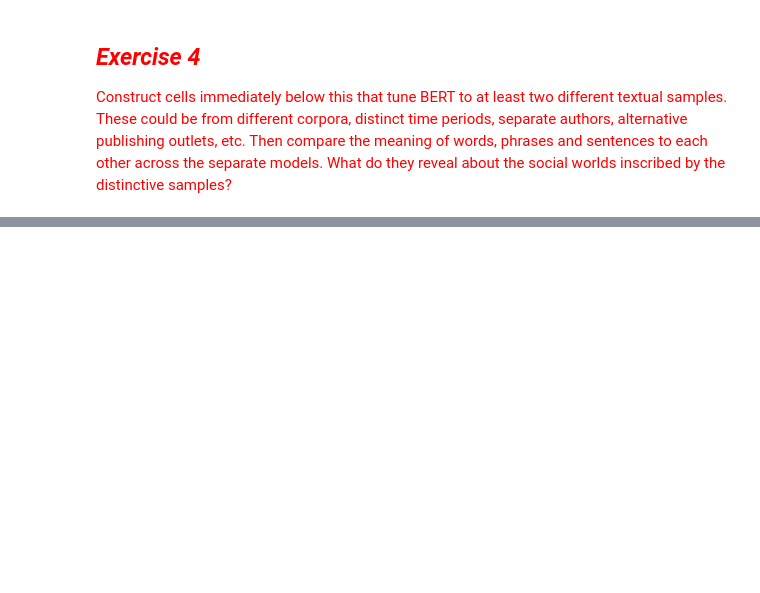
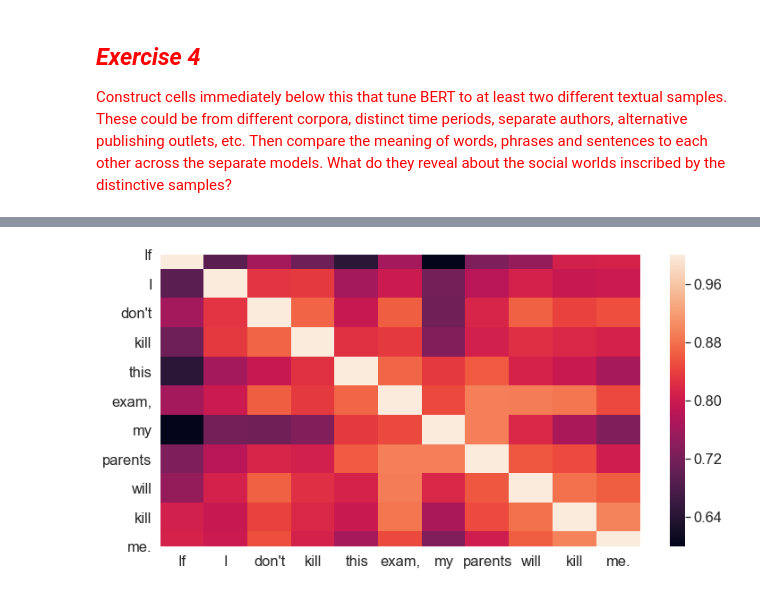
Before and after one commit to iamlaurenbeard/Content-Analysis-2020, a Jupyter notebook: week-8/8-beard.ipynb, the cells around one changed output, grey strips where cells are left out. Cells and saved outputs as stored; diff of their text form; code cells hidden in the pictures; blank space fills up the shorter version.

```diff
--- a/week-8/8-beard.ipynb
+++ b/week-8/8-beard.ipynb
@@ -1918,0 +2033,8 @@ What do you see regarding the relations with chips and sala/fish? What about the
+# %%
+# "If I don't kill this exam, my parents will kill me."
+# kill exam/parents/me: kill is strongly associated with most words (interesting!) except for 'my'
+# notice the high association with 'don't': an important finding in relation to violence
+# indicating an aversion to violence despite its high prevalence
+visualise_diffs(text2, roberta_gb_model_embedding, roberta_gb_tokenizer)
+# %% [output]
+[figure, added]
```
Also changed, not shown: parts of 41 cells of this notebook.
